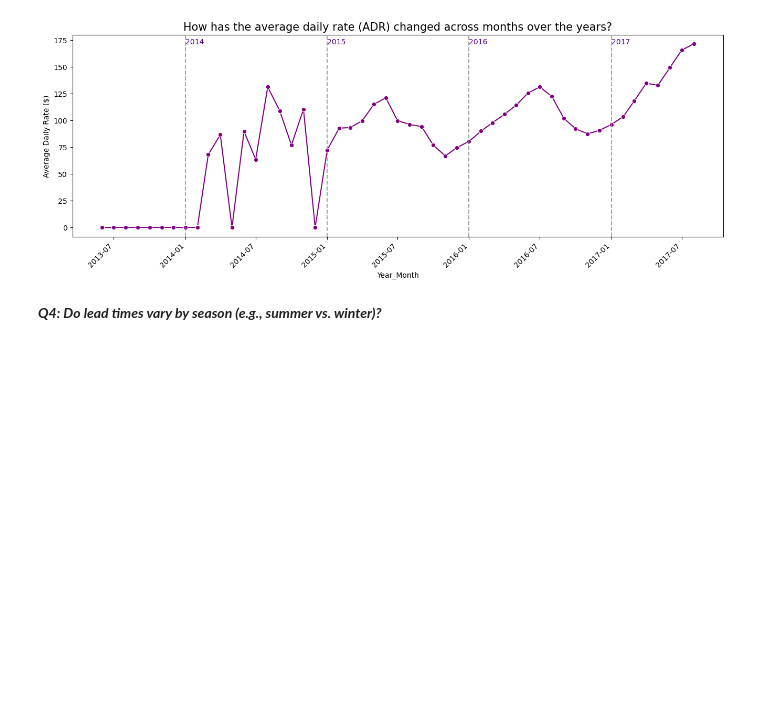
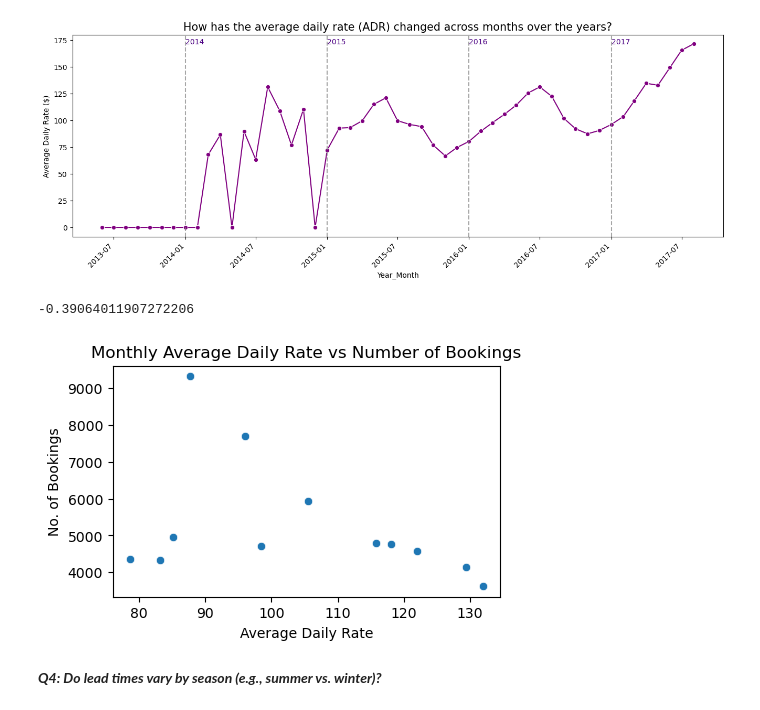
Before and after one commit to AdesanyaAzeez/Hotel-Booking-Analysis, a Jupyter notebook: 2_Time_Based_Analysis.ipynb, the cells around one changed output. Cells and saved outputs as stored; diff of their text form; code cells hidden in the pictures; blank space fills up the shorter version.

```diff
--- a/2_Time_Based_Analysis.ipynb
+++ b/2_Time_Based_Analysis.ipynb
@@ -325,6 +325,27 @@ plt.title('How has the average daily rate (ADR) changed across months over the y
 plt.show()
 # %% [output]
 [figure]
+# %%
+# Checking for the Correlation of ADR to Number of Bookings
+adr_bookings = check_outs.groupby(htb['booking_date'].dt.strftime('%m')).agg(bookings = ('hotel', 'count'), adr = ('avg_daily_rate', 'mean'))
+adr_bookings['bookings'].corr(adr_bookings['adr'])
+# %% [output]
+-0.39064011907272206
+# %%
+# Get monthly bookings and Average Daily Rate
+plt.figure(figsize=(5,3))   # Set plot size
+
+# Plot scatter plot
+sns.scatterplot(data=adr_bookings,x='adr', y='bookings')
+
+# Plot Styling
+plt.xlabel('Average Daily Rate')
+plt.ylabel('No. of Bookings')
+plt.title('Monthly Average Daily Rate vs Number of Bookings')
+
+plt.show()
+# %% [output]
+[figure, added]
 # %% [markdown]
 ***Q4: Do lead times vary by season (e.g., summer vs. winter)?***
 # %%
```
Also changed, not shown: 7 other files.
